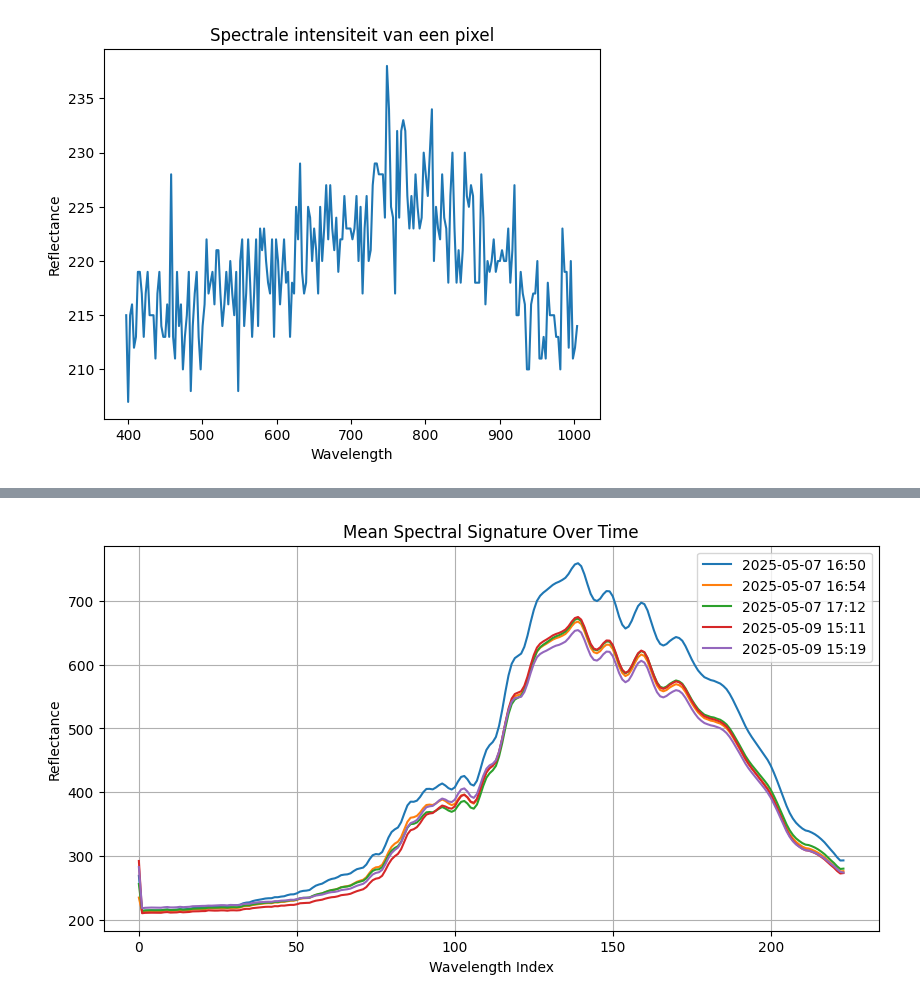
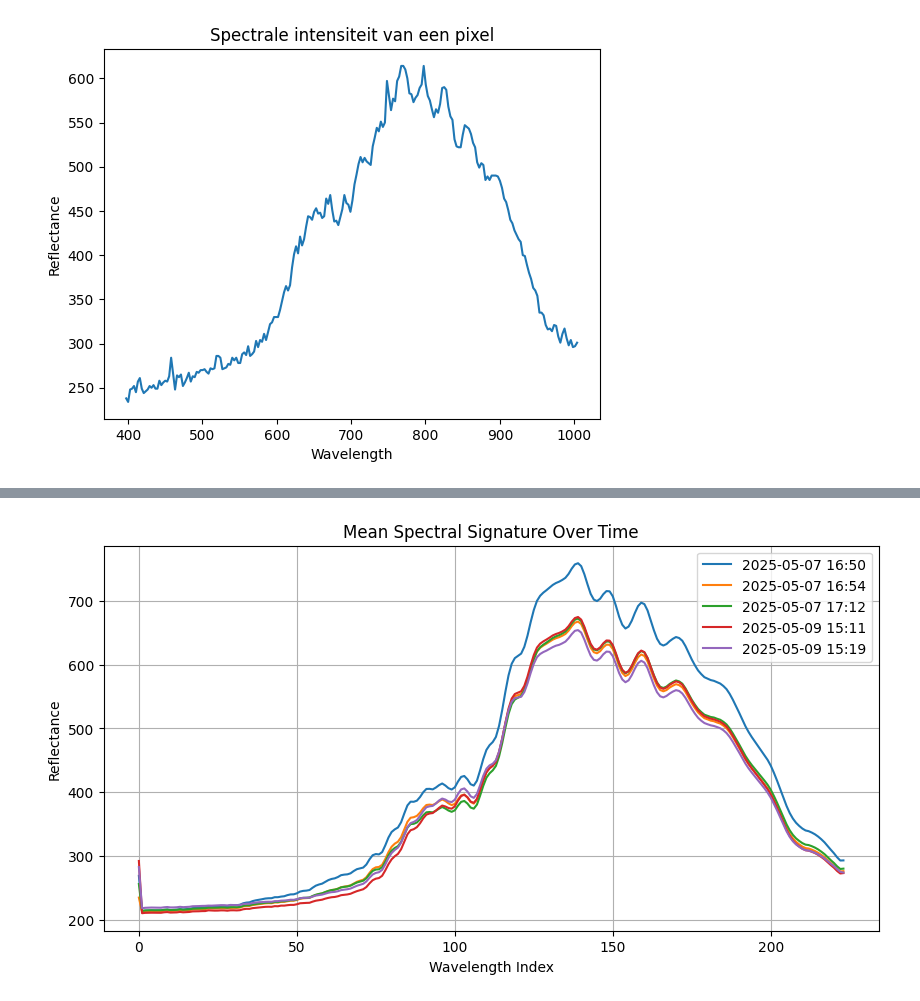
Before and after one commit to Hezengin/HSI-Sortingsystem, a Jupyter notebook: hsi_data_analysis.ipynb, the cells around one changed output, grey strips where cells are left out. Drawn from its saved outputs; the diff is of its cells as text; code cells hidden in the pictures.

```diff
--- a/hsi_data_analysis.ipynb
+++ b/hsi_data_analysis.ipynb
@@ -53,0 +5,22 @@ Minimum value in the cube: 137
+# %%
+# Load the .npy file
+# Define the folder path
+folder_path = "Datacubes/Datacubes/04_06_2025"
+
+# List all .npy files in the folder
+data_files = [f for f in os.listdir(folder_path) if f.endswith(".npy")]
+
+# Load all data cubes into a list
+data_cubes = [np.load(os.path.join(folder_path, file)) for file in data_files]
+
+# Print the number of loaded data cubes and their shapes
+print(f"Loaded {len(data_cubes)} data cubes.")
+for i, cube in enumerate(data_cubes):
+    # Ensure the data is 3D
+    if cube.ndim != 3:
+        raise ValueError("The loaded .npy file must contain a 3D array.")
+    print(f"Data cube {i} shape: {cube.shape}")
+    max_value = np.max(cube)
+    print(f"Maximum value in the cube {i}: {max_value}")
+    min_value = np.min(cube)
+    print(f"Minimum value in the cube {i}: {min_value}")
@@ -54,24 +38,24 @@ Minimum value in the cube: 137
 # %%
 # Extract a single pixel's spectral data
 pixel_y = 164
 pixel_x = 146
 
-pixel_data = cube_data[
+pixel_data = cube[
     pixel_y:pixel_y+1,
     :,
     pixel_x:pixel_x+1
 ]
 
 pixel_data_squeezed = np.squeeze(pixel_data)
 
 # Generate a range of bands for plotting
 bands = np.genfromtxt('bands.csv', delimiter=',')
 
 
 plt.plot(bands, pixel_data_squeezed)
 plt.title('Spectrale intensiteit van een pixel')
 plt.xlabel('Wavelength')
 plt.ylabel('Reflectance')
 plt.show()
 # %% [output]
-[figure, old version]
+[figure, new version]
```
Also changed, not shown: parts of 10 cells of this notebook.
